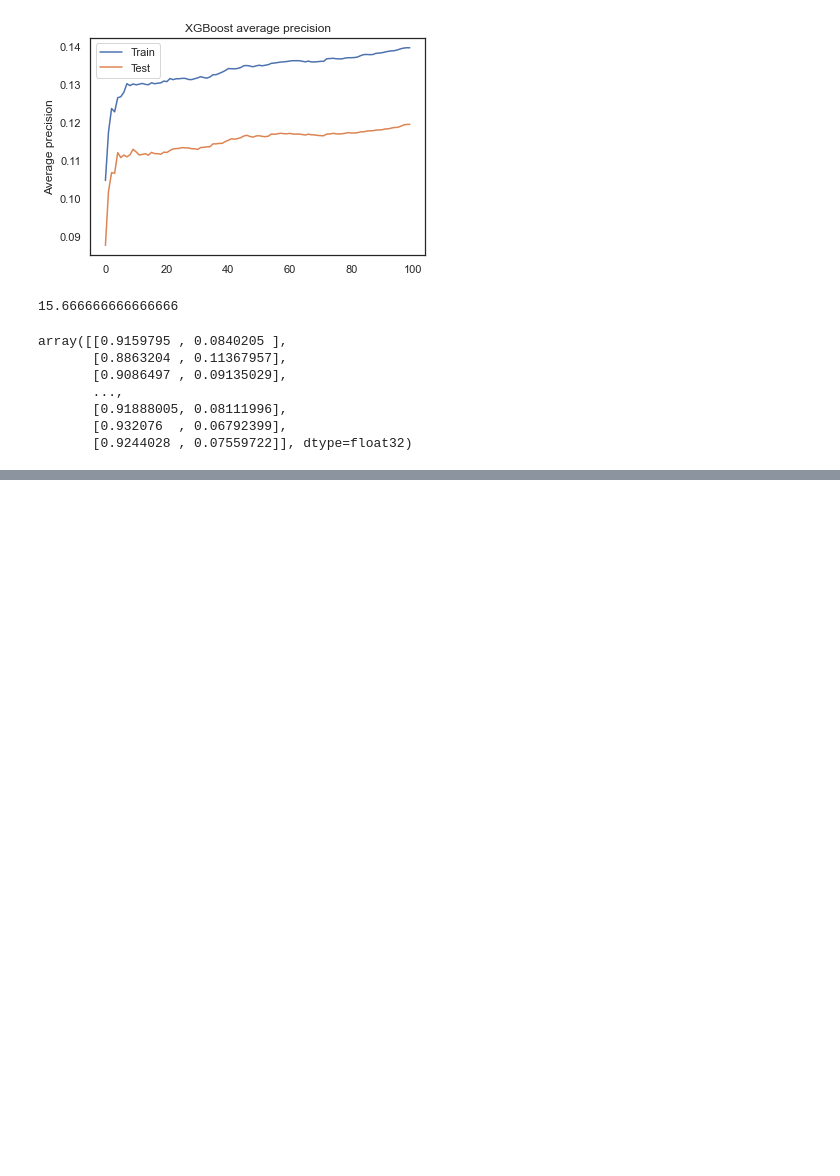
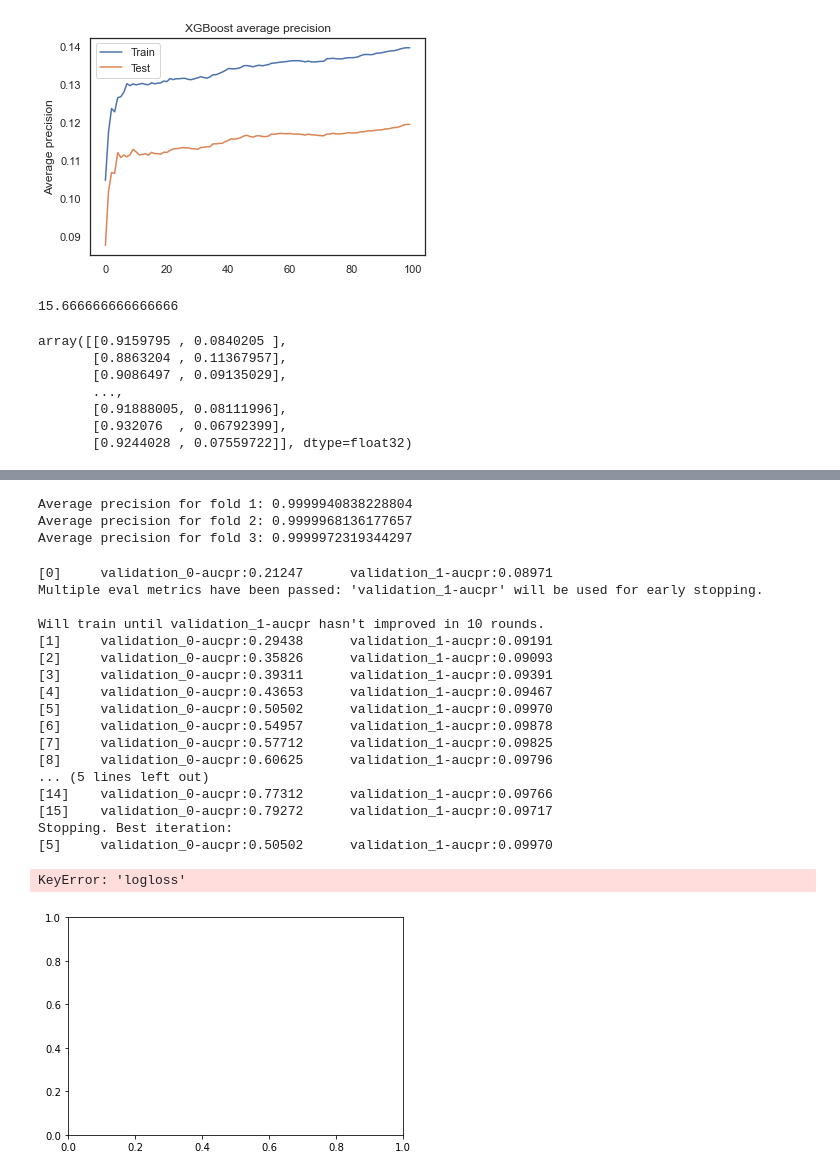
Before and after one commit to zhakhverdyan/eICU_AKIlert, a Jupyter notebook: notebooks/XGBoost_timeseries_samp.ipynb, the cells around one changed output, grey strips where cells are left out. Drawn from its saved outputs; the diff is of its cells as text; code cells hidden in the pictures; blank space fills up the shorter version.

```diff
--- a/notebooks/XGBoost_timeseries_samp.ipynb
+++ b/notebooks/XGBoost_timeseries_samp.ipynb
@@ -484,0 +763,77 @@ for i in range(nFolds):
+# %%
+fold1_X = fold1[columns]
+fold1_y = fold1['positive_window']
+fold2_X = fold2[columns]
+fold2_y = fold2['positive_window']
+fold3_X = fold3[columns]
+fold3_y = fold3['positive_window']
+
+y_pred1 = grid.best_estimator_.predict_proba(fold1_X)[:,1]
+print('Average precision for fold 1: {}'.format(average_precision_score(fold1_y, y_pred1)))
+
+y_pred2 = grid.best_estimator_.predict_proba(fold2_X)[:,1]
+print('Average precision for fold 2: {}'.format(average_precision_score(fold2_y, y_pred2)))
+
+y_pred3 = grid.best_estimator_.predict_proba(fold3_X)[:,1]
+print('Average precision for fold 3: {}'.format(average_precision_score(fold3_y, y_pred3)))
+# %% [output]
+Average precision for fold 1: 0.9999940838228804
+Average precision for fold 2: 0.9999968136177657
+Average precision for fold 3: 0.9999972319344297
+# %%
+eval_set = [(X_train, y_train), (X_test, y_test)]
+
+model = xgb.XGBClassifier(scale_pos_weight=15, objective='binary:logistic', \
+                         eval_metric=['aucpr'], \
+                             random_state=random_state, early_stopping_rounds=10, colsample_bytree= 0.2,\
+                          gamma=0.0, learning_rate= 0.3,max_depth= 12, n_estimators=100)
+model.fit(X_train, y_train, early_stopping_rounds=10,\
+          eval_set=eval_set, verbose=True)
+
+results = model.evals_result()
+epochs = len(results['validation_0']['aucpr'])
+x_axis = range(0, epochs)
+# plot log loss
+fig, ax = plt.subplots()
+ax.plot(x_axis, results['validation_0']['logloss'], label='Train')
+ax.plot(x_axis, results['validation_1']['logloss'], label='Test')
+ax.legend()
+plt.ylabel('Log Loss')
+plt.title('XGBoost Log Loss')
+plt.show()
+# plot classification error
+fig, ax = plt.subplots()
+ax.plot(x_axis, results['validation_0']['error'], label='Train')
+ax.plot(x_axis, results['validation_1']['error'], label='Test')
+ax.legend()
+plt.ylabel('Classification Error')
+plt.title('XGBoost Classification Error')
+# plot average precision
+fig, ax = plt.subplots()
+ax.plot(x_axis, results['validation_0']['aucpr'], label='Train')
+ax.plot(x_axis, results['validation_1']['aucpr'], label='Test')
+ax.legend()
+plt.ylabel('Average precision')
+plt.title('XGBoost average precision')
+
+plt.show()
+# %% [output]
+[0]     validation_0-aucpr:0.21247      validation_1-aucpr:0.08971
+Multiple eval metrics have been passed: 'validation_1-aucpr' will be used for early stopping.
+
+Will train until validation_1-aucpr hasn't improved in 10 rounds.
+[1]     validation_0-aucpr:0.29438      validation_1-aucpr:0.09191
+[2]     validation_0-aucpr:0.35826      validation_1-aucpr:0.09093
+[3]     validation_0-aucpr:0.39311      validation_1-aucpr:0.09391
+[4]     validation_0-aucpr:0.43653      validation_1-aucpr:0.09467
+[5]     validation_0-aucpr:0.50502      validation_1-aucpr:0.09970
+[6]     validation_0-aucpr:0.54957      validation_1-aucpr:0.09878
+[7]     validation_0-aucpr:0.57712      validation_1-aucpr:0.09825
+[8]     validation_0-aucpr:0.60625      validation_1-aucpr:0.09796
+... (5 lines left out)
+[14]    validation_0-aucpr:0.77312      validation_1-aucpr:0.09766
+[15]    validation_0-aucpr:0.79272      validation_1-aucpr:0.09717
+Stopping. Best iteration:
+[5]     validation_0-aucpr:0.50502      validation_1-aucpr:0.09970
+KeyError: 'logloss'
+[figure, added]
```
Also changed, not shown: parts of 19 cells of this notebook, 4 other files.
